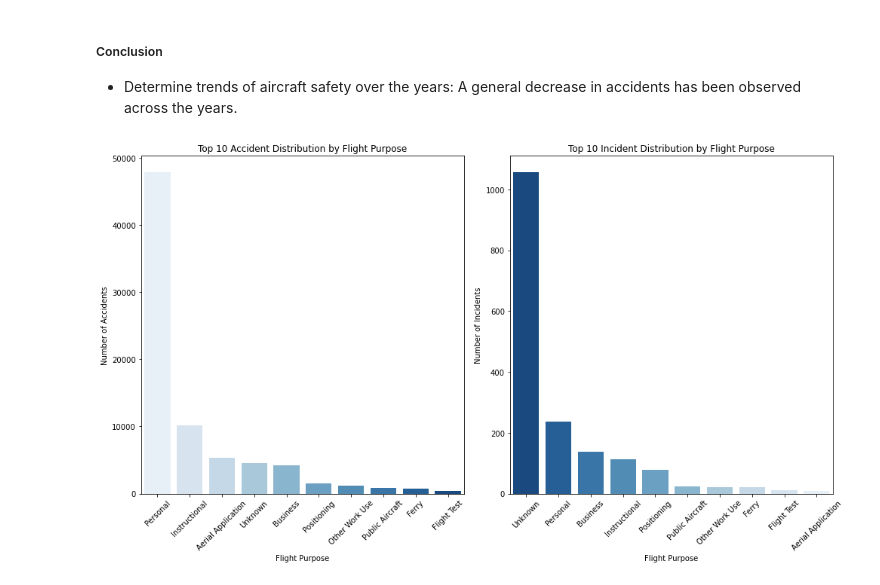
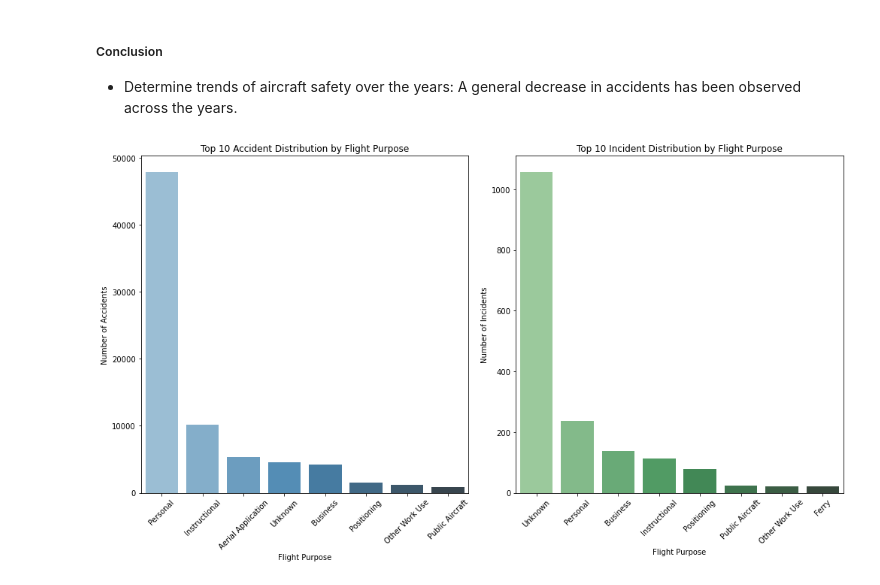
Before and after one commit to Ketty-Odero/Phase_1_DS_Project, a Jupyter notebook: Aviation.ipynb, the cells around one changed output. Cells and saved outputs as stored; diff of their text form; code cells hidden in the pictures.

Commit message:
Updates on notebook and cleaned data

```diff
--- a/Aviation.ipynb
+++ b/Aviation.ipynb
@@ -492,37 +520,37 @@ Incidents_purpose = USA_Incidents.groupby('PURPOSE_OF_FLIGHT'
 
 
 # Then we sort values to get the top 8 contributors across each flight purpose
 top_8_incidents = Incidents_purpose.sort_values(by='count', ascending=False).head(8)
 top_8_accidents = Accidents_purpose.sort_values(by='count', ascending=False).head(8)
 
 # We then visualise using seaborn advanced visuals
 fig, axes = plt.subplots(nrows=1, ncols=2, figsize=(14, 8))
 
 # Plotting top 10 accidents
 
-sns.barplot(x='PURPOSE_OF_FLIGHT', y='count', data = top_10_accidents,
+sns.barplot(x='PURPOSE_OF_FLIGHT', y='count', data = top_8_accidents,
     ax=axes[0],
-    palette='Blues'
+    palette='Blues_d'
 )
 axes[0].set_title('Top 10 Accident Distribution by Flight Purpose')
 axes[0].set_xlabel('Flight Purpose')
 axes[0].set_ylabel('Number of Accidents')
 axes[0].tick_params(axis='x', rotation=45)
 
 # Plot top 10 incidents
-sns.barplot(x='PURPOSE_OF_FLIGHT', y='count', data = top_10_incidents,
+sns.barplot(x='PURPOSE_OF_FLIGHT', y='count', data = top_8_incidents,
     ax=axes[1],
-    palette='Blues_r'
+    palette='Greens_d'
 )
 axes[1].set_title('Top 10 Incident Distribution by Flight Purpose')
 axes[1].set_xlabel('Flight Purpose')
 axes[1].set_ylabel('Number of Incidents')
 axes[1].tick_params(axis='x', rotation=45)
 
 plt.tight_layout()
 
 plt.show()
 # %% [output]
-[figure, old version]
+[figure, new version]
 # %%
 # What is the accident frequency comparison between commercial and private aircraft in the past 5 yrs?
```
Also changed, not shown: parts of 19 cells of this notebook, 1 other file.
